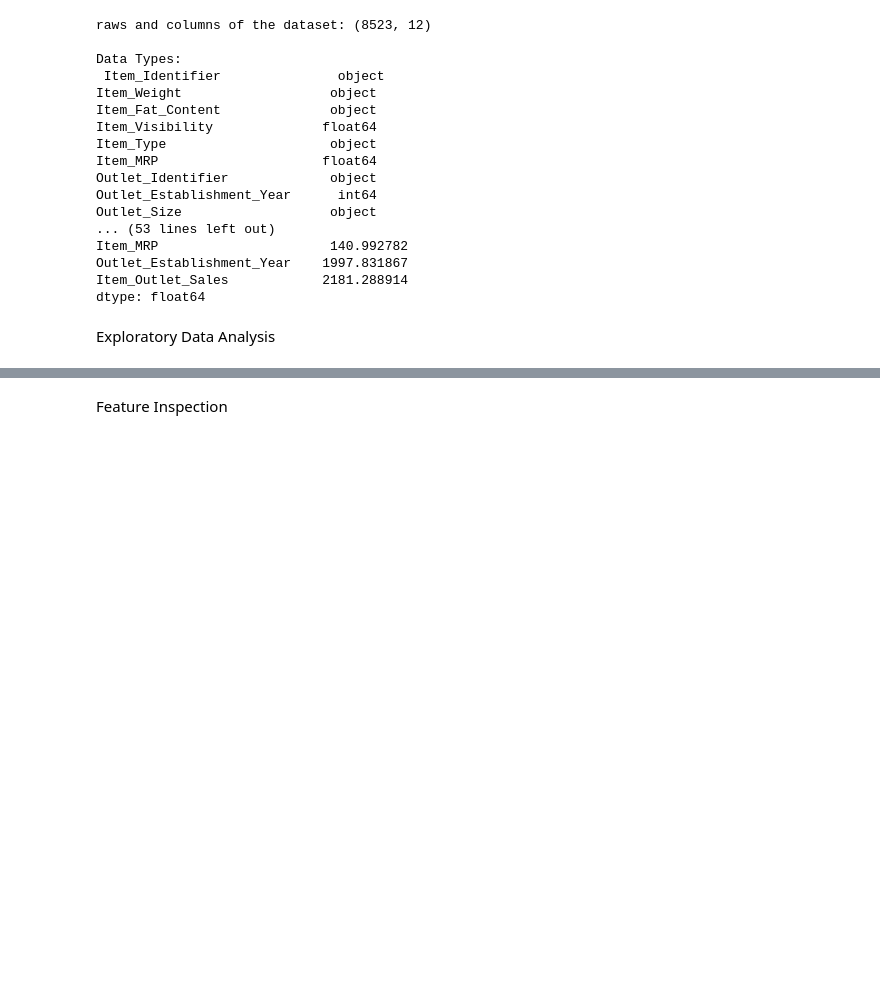
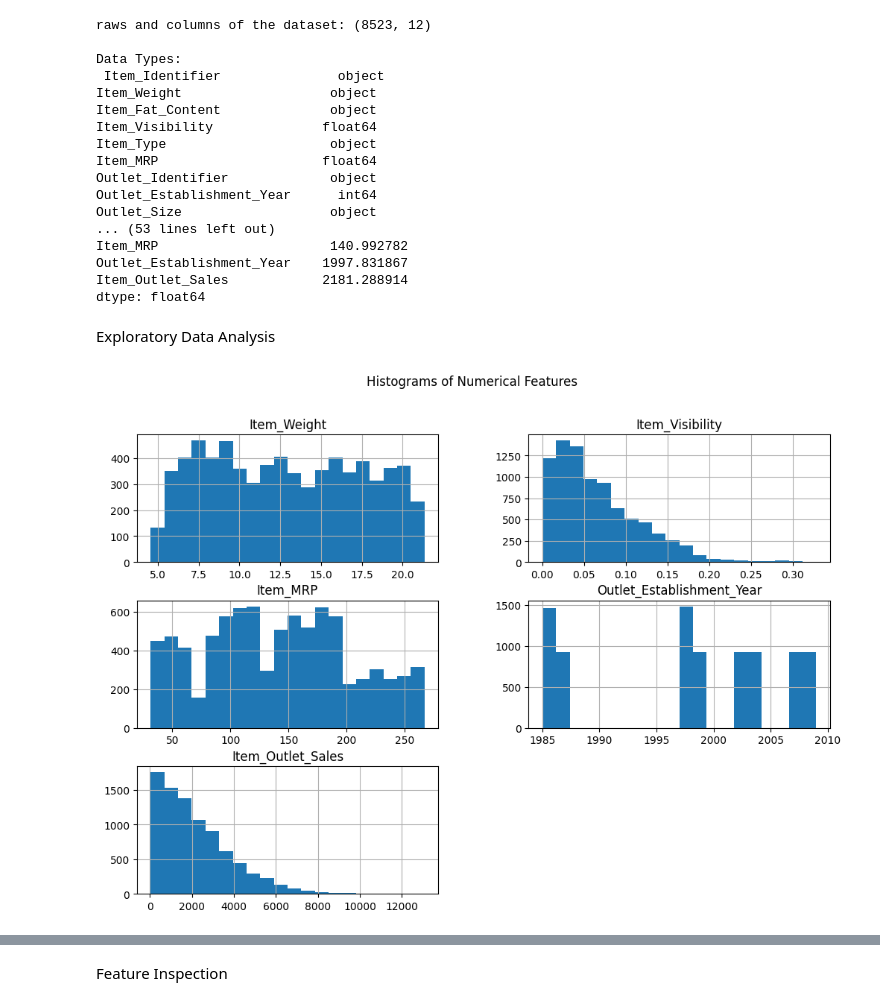
Before and after one commit to walaaaxox098/Prediction-of-Product-Sales, a Jupyter notebook: Prediction_of_Product_Sales.ipynb, the cells around one changed output, grey strips where cells are left out. Saved outputs shown, nothing was run; the diff lists cells and outputs as text; code cells hidden in the pictures; blank space fills up the shorter version.

```diff
--- a/Prediction_of_Product_Sales.ipynb
+++ b/Prediction_of_Product_Sales.ipynb
@@ -77,3 +75,16 @@ Item_Outlet_Sales            2181.288914
 dtype: float64
 # %% [markdown]
 Exploratory Data Analysis
+# %%
+#Histograms to view the distributions of numerical features in your dataset.
+import matplotlib.pyplot as plt
+
+# Select only numeric columns
+numeric_columns = df.select_dtypes(include=["int64", "float64"]).columns
+
+# Create histograms for numeric columns
+df[numeric_columns].hist(figsize=(12, 8), bins=20)
+plt.suptitle("Histograms of Numerical Features")
+plt.show()
+# %% [output]
+[figure, added]
```
Also changed, not shown: parts of 4 cells of this notebook.
